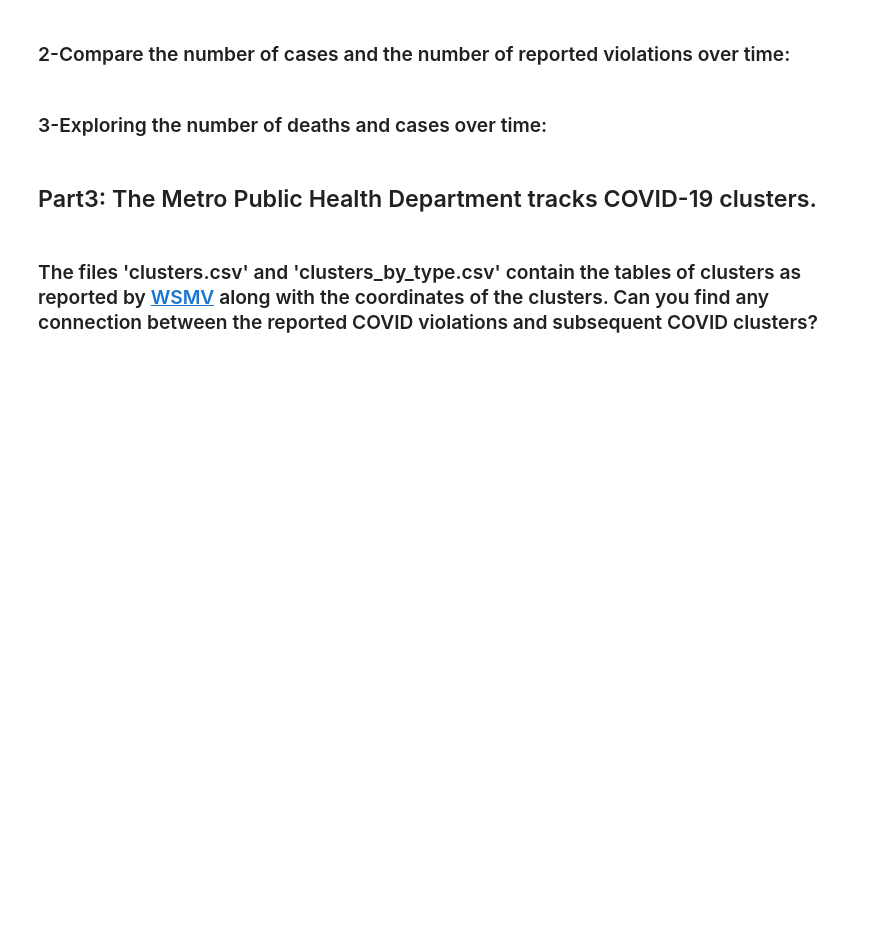
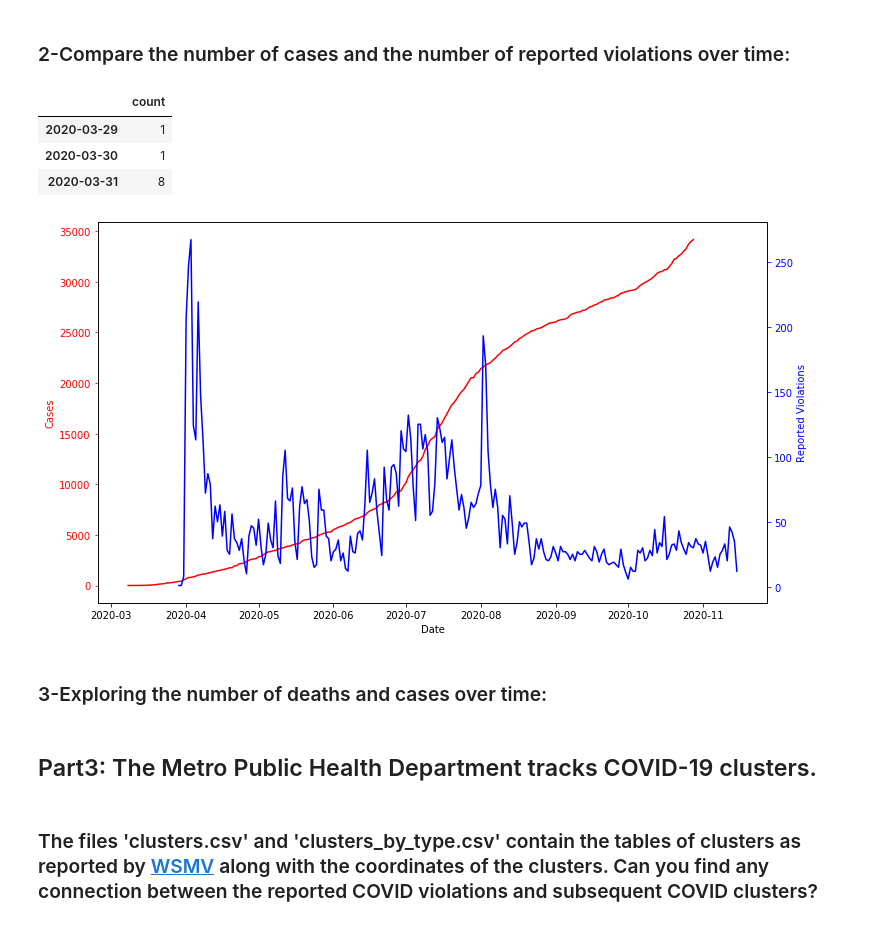
Before and after one commit to nss-data-science-cohort-4/dq4-covid-nashville-dq4_atk, a Jupyter notebook: notebooks/part1-2-3-4_alg.ipynb, the cells around one changed output. Saved outputs shown, nothing was run; the diff lists cells and outputs as text; code cells hidden in the pictures; blank space fills up the shorter version.

```diff
--- a/notebooks/part1-2-3-4_alg.ipynb
+++ b/notebooks/part1-2-3-4_alg.ipynb
@@ -96,25 +112,37 @@ davidson_cases.head()
-# %%
-davidson_cases["month_day"] = davidson_cases['date'].dt.strftime('%m-%d')
+# %%
+# setting datetime as index
+davidson_cases = davidson_cases.set_index("date").sort_index()
 # %% [markdown]
 ### 2-Compare the number of cases and the number of reported violations over time:
+# %%
+covid19['date_opened'] = pd.to_datetime(covid19['date_opened'])
 # %%
 # making a df of month and day opened # from Taylor
-violations_by_day = covid19.groupby('month_day_opened').size().to_frame('count')
+violations_per_day = covid19['date_opened'].value_counts().to_frame()
+violations_per_day = violations_per_day.sort_index()
+violations_per_day = violations_per_day.rename(columns={'date_opened':'count'})
 # %%
-violations_by_day.head(3)
+violations_per_day.head(3)
+# %% [output]
+|  | count |
+| 2020-03-29 | 1 |
+| 2020-03-30 | 1 |
+| 2020-03-31 | 8 |
 # %%
 # from Taylor
-fig, ax = plt.subplots(figsize=(9,5))
-ax.plot(violations_by_day.index, violations_by_day['count'],
-           color='green')
+fig, ax = plt.subplots(figsize=(12,7))
+ax.plot(davidson_cases.index, davidson_cases['cases'],
+           color='red')
 ax.set_xlabel('Date')
-ax.set_ylabel('Violations', color='green')
-ax.tick_params('y', colors='green')
+ax.set_ylabel('Cases', color='red')
+ax.tick_params('y', colors='red')
 ax2 = ax.twinx()
-ax2.plot(davidson_cases['month_day'], davidson_cases['cases'],
-         color='red')
-ax2.set_ylabel('Cases', color='red')
-ax2.tick_params('y', colors='red');
+ax2.plot(violations_per_day.index, violations_per_day['count'],
+         color='blue')
+ax2.set_ylabel('Reported Violations', color='blue')
+ax2.tick_params('y', colors='blue');
+# %% [output]
+[figure, added]
 # %% [markdown]
 ### 3-Exploring the number of deaths and cases over time:
 # %%
```
Also changed, not shown: parts of 22 cells of this notebook, 1 other file.
